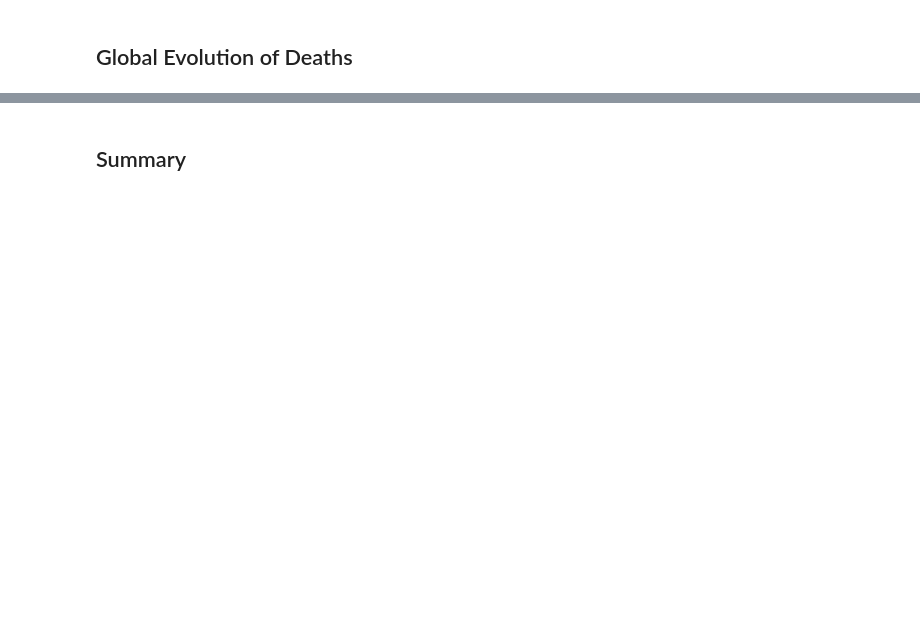
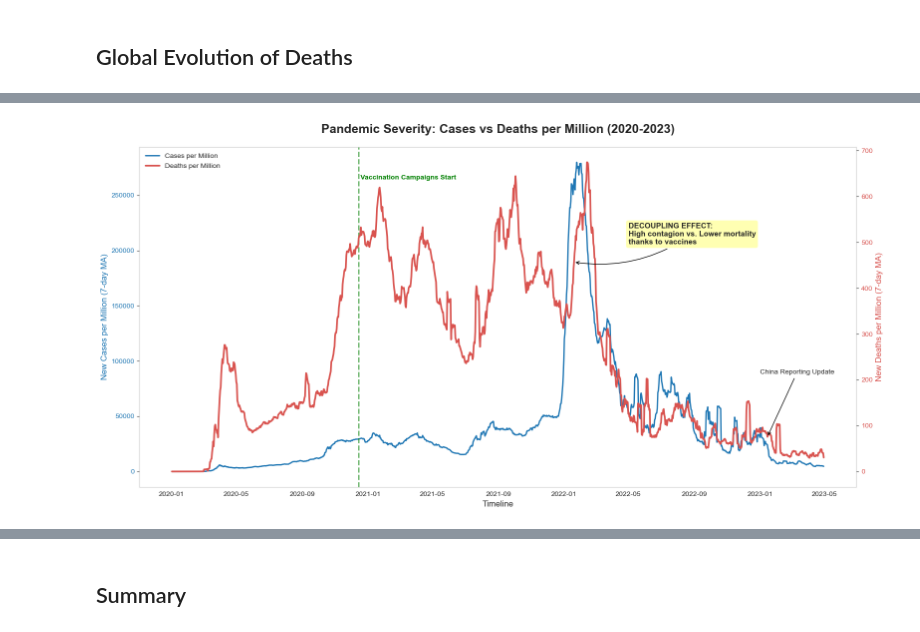
Before and after one commit to pablotutor/EDA-COVID-19, a Jupyter notebook: notebooks/05_temporal_analysis.ipynb, the cells around one changed output, grey strips where cells are left out. Drawn from its saved outputs; the diff is of its cells as text; code cells hidden in the pictures; blank space fills up the shorter version.

```diff
--- a/notebooks/05_temporal_analysis.ipynb
+++ b/notebooks/05_temporal_analysis.ipynb
@@ -149,0 +254,81 @@ plt.show()
+# %%
+# 1.Group deaths by date and cases
+global_cases = (
+    countries
+    .groupby("date", as_index=False)[["new_cases", "new_deaths", "new_cases_per_million", "new_deaths_per_million"]]
+    .sum()
+)
+
+# 2. Moving Average
+# Cases
+global_cases["cases_ma7"] = global_cases["new_cases"].rolling(7).mean().fillna(0)
+global_cases["cases_per_million_ma7"] = global_cases["new_cases_per_million"].rolling(7).mean().fillna(0)
+
+# Deaths
+global_cases["deaths_ma7"] = global_cases["new_deaths"].rolling(7).mean().fillna(0)
+global_cases["deaths_per_million_ma7"] = global_cases["new_deaths_per_million"].rolling(7).mean().fillna(0)
+# %%
+import matplotlib.pyplot as plt
+import seaborn as sns
+import pandas as pd
+
+# 1. Filter dates
+global_data = global_cases.query("date > '2020-01-01' and date < '2023-06-01'")
+
+fig, ax1 = plt.subplots(figsize=(16, 8))
+
+# --- CASES PER MILLION (BLUE) ---
+color_cases = '#1f77b4'
+ax1.set_xlabel('Timeline', fontsize=12)
+ax1.set_ylabel('New Cases per Million (7-day MA)', color=color_cases, fontsize=12)
+sns.lineplot(data=global_data, x='date', y='cases_per_million_ma7',
+             color=color_cases, ax=ax1, linewidth=2, label="Cases per Million")
+ax1.tick_params(axis='y', labelcolor=color_cases)
+ax1.grid(False)
+
+# --- DEATHS PER MILLION (RED) ---
+ax2 = ax1.twinx()
+color_deaths = '#d9534f'
+ax2.set_ylabel('New Deaths per Million (7-day MA)', color=color_deaths, fontsize=12)
+sns.lineplot(data=global_data, x='date', y='deaths_per_million_ma7',
+             color=color_deaths, ax=ax2, linewidth=2.5, label="Deaths per Million")
+ax2.tick_params(axis='y', labelcolor=color_deaths)
+ax2.grid(False)
+
+# --- KEY DATES ---
+
+# A. Initial Vaccination (December 2020)
+vax_start = pd.Timestamp("2020-12-15")
+ax1.axvline(vax_start, color='green', linestyle='--', alpha=0.6, lw=2)
+ax1.text(vax_start, ax1.get_ylim()[1]*0.9, " Vaccination Campaigns Start", color='green', fontweight='bold')
+
+# B. "Decoupling Effect" (Ómicron 2022)
+target_date = pd.Timestamp("2022-01-20")
+y_death_val = global_data.loc[global_data['date'] == target_date, 'deaths_per_million_ma7'].values[0]
+
+ax2.annotate('DECOUPLING EFFECT:\nHigh contagion vs. Lower mortality\nthanks to vaccines',
+             xy=(target_date, y_death_val),
+             xytext=(pd.Timestamp("2022-05-01"), ax2.get_ylim()[1]*0.7),
+             arrowprops=dict(arrowstyle='->', connectionstyle="arc3,rad=-0.2", color='black'),
+             fontsize=11, fontweight='bold', bbox=dict(boxstyle="round,pad=0.3", fc="yellow", alpha=0.3))
+
+# C. China Update
+china_date = pd.Timestamp("2023-01-15")
+y_china_val = global_data.loc[global_data['date'] == china_date, 'deaths_per_million_ma7'].values[0]
+ax2.annotate('China Reporting Update',
+             xy=(china_date, y_china_val),
+             xytext=(pd.Timestamp("2023-01-01"), ax2.get_ylim()[1]*0.3),
+             arrowprops=dict(arrowstyle='->', color='black'))
+
+plt.title("Pandemic Severity: Cases vs Deaths per Million (2020-2023)", fontsize=18, pad=20, fontweight="bold")
+
+# Same legends
+lines_1, labels_1 = ax1.get_legend_handles_labels()
+lines_2, labels_2 = ax2.get_legend_handles_labels()
+ax1.legend(lines_1 + lines_2, labels_1 + labels_2, loc='upper left', frameon=False)
+ax2.get_legend().remove()
+
+fig.tight_layout()
+plt.show()
+# %% [output]
+[figure, added]
```
Also changed, not shown: parts of 20 cells of this notebook, 5 other files.
